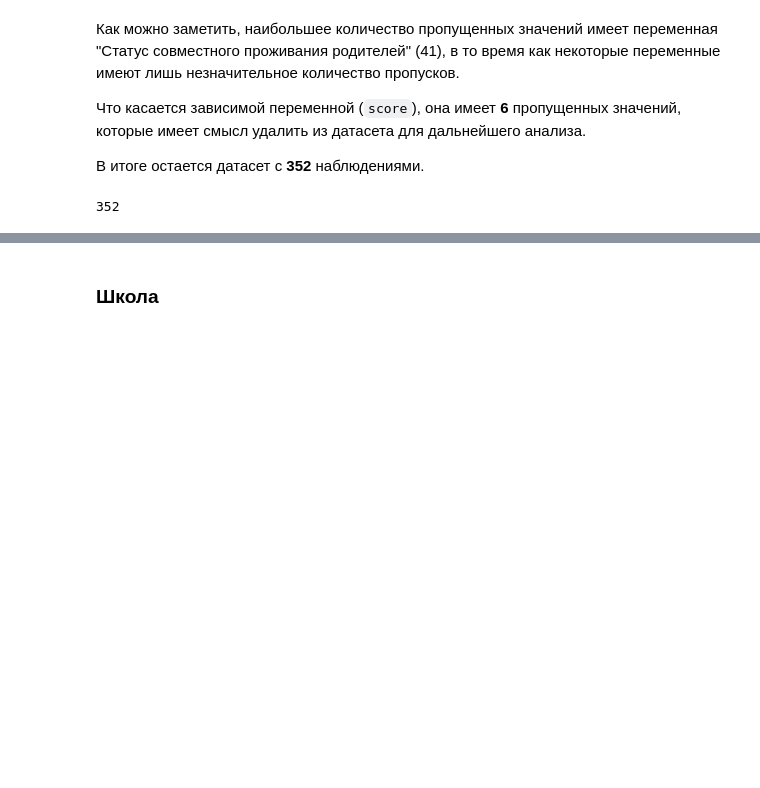
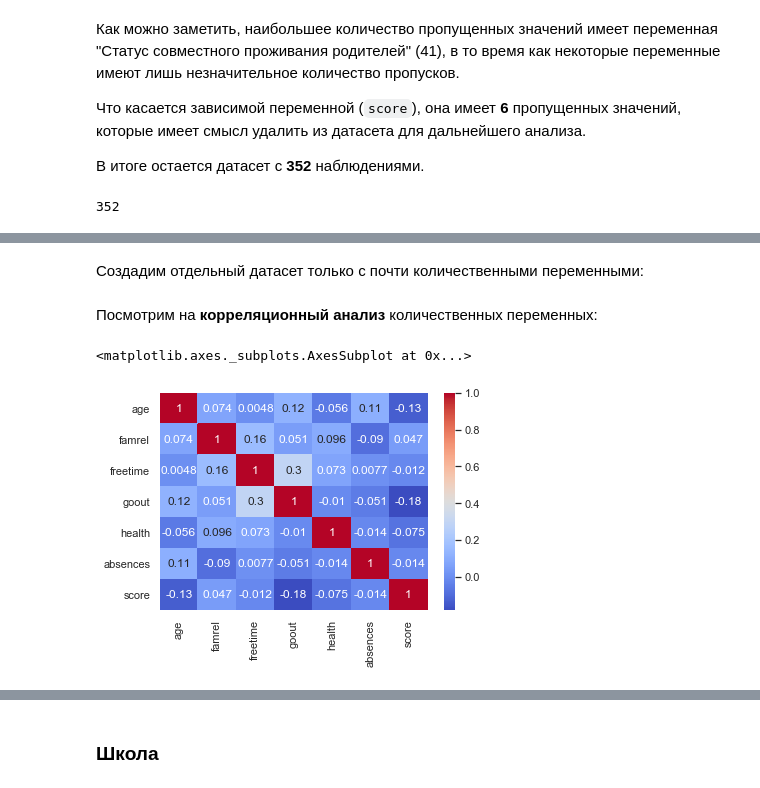
Before and after one commit to Ksenia-Bochkareva/Module_2, a Jupyter notebook: Module_2.ipynb, the cells around one changed output, grey strips where cells are left out. Drawn from its saved outputs; the diff is of its cells as text; code cells hidden in the pictures; blank space fills up the shorter version.

```diff
--- a/Module_2.ipynb
+++ b/Module_2.ipynb
@@ -125,2 +135,0 @@ len(ma)
-# %%
-ma['score_cut'] = pd.cut(ma.score, 4)
@@ -155,0 +149,14 @@ Text(0.5, 0, 'Диапазон баллов')
+# %% [markdown]
+Создадим отдельный датасет только с почти количественными переменными:
+# %%
+ma_quant = ma[['age','famrel','freetime','goout','health','absences', 'score']]
+ma_quant
+
+correlation = ma_quant.corr()
+# %% [markdown]
+Посмотрим на **корреляционный анализ** количественных переменных:
+# %%
+sns.heatmap(correlation, annot = True, cmap = 'coolwarm')
+# %% [output]
+<matplotlib.axes._subplots.AxesSubplot at 0x...>
+[figure, added]
```
Also changed, not shown: parts of 248 cells of this notebook.
